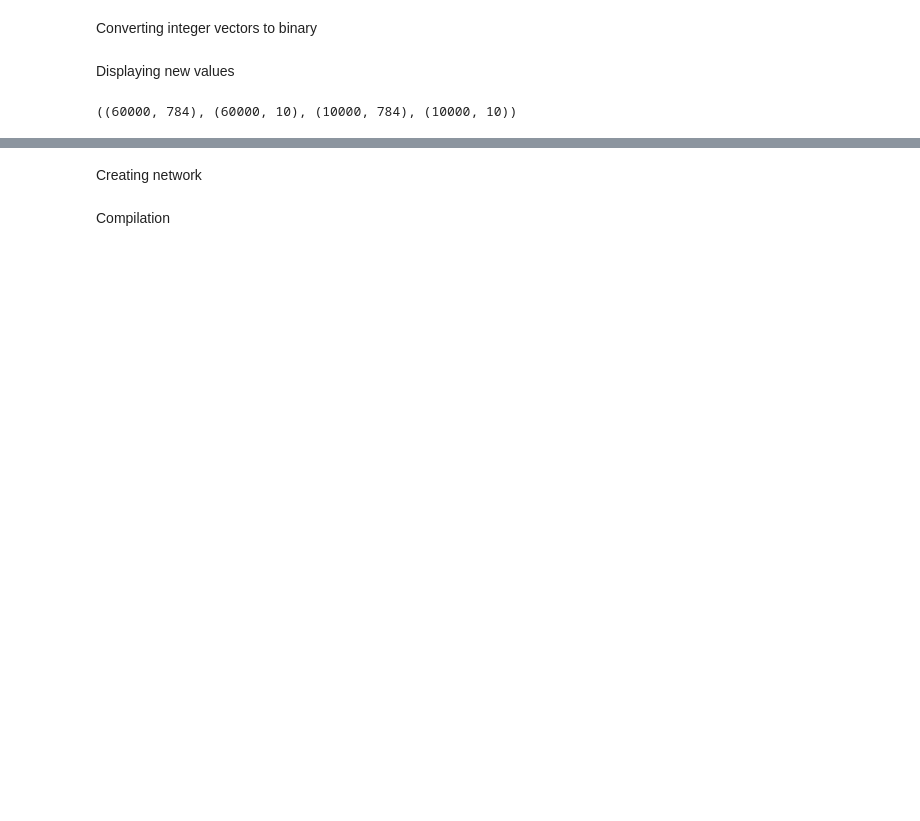
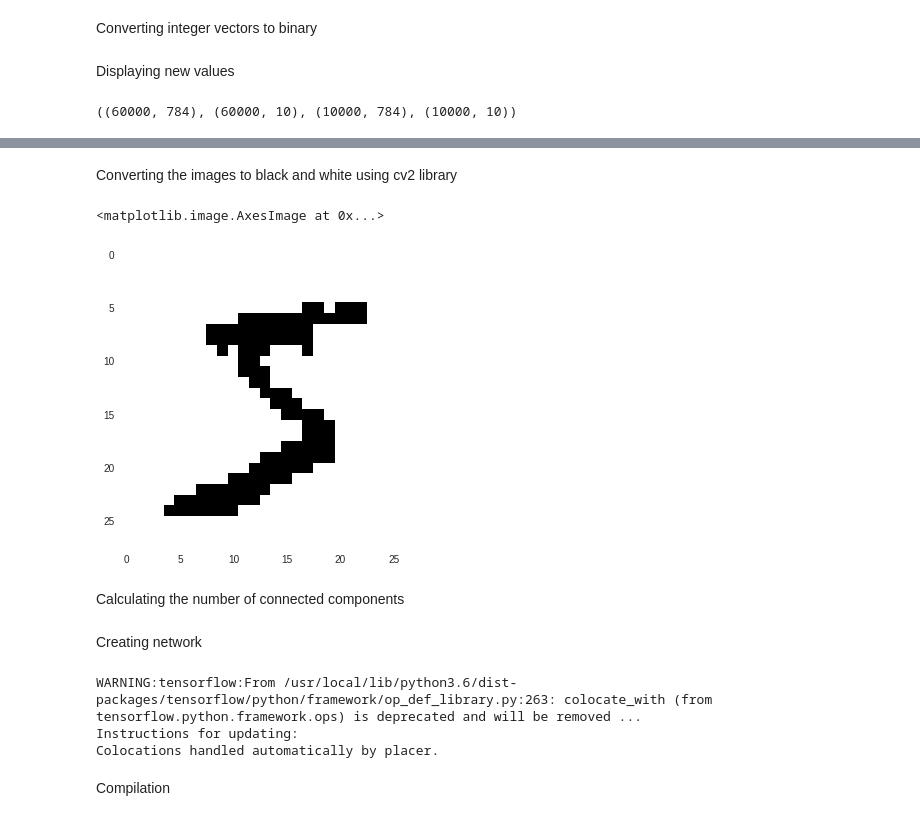
Before and after one commit to gsc16/MachineLearning, a Jupyter notebook: hw1q5.ipynb, the cells around one changed output, grey strips where cells are left out. Saved outputs shown, nothing was run; the diff lists cells and outputs as text; code cells hidden in the pictures; blank space fills up the shorter version.

```diff
--- a/hw1q5.ipynb
+++ b/hw1q5.ipynb
@@ -54,11 +52,0 @@ Adding the extra feature for the number of white regions
-# %%
-regions = 1
-for i in range(train_images_new.shape[0]):
-  if train_labels_original[i] == (1 or 2 or 3 or 5 or 7):
-    regions = 1
-  if train_labels_original[i] == (0 or 4 or 6 or 9):
-    regions = 2
-  if train_labels_original[i] == 8:
-    regions = 3
-  feature = np.round(regions/6,2)
-  np.append(train_images_new[i], feature)
@@ -68,0 +61,18 @@ train_images_new.shape
+# %% [markdown]
+Converting the images to black and white using cv2 library
+# %%
+# Converting images to black and white
+threshold = 127
+for i in range(len(train_images_original)):
+    train_images_original[i] = cv2.threshold(train_images_original[i], threshold, 255, cv2.THRESH_BINARY)[1]
+
+for i in range(len(test_images_original)):
+    test_images_original[i] = cv2.threshold(test_images_original[i], threshold, 255, cv2.THRESH_BINARY)[1]
+
+plt.grid(None)
+plt.imshow(train_images_original[0])
+# %% [output]
+<matplotlib.image.AxesImage at 0x...>
+[figure, added]
+# %% [markdown]
+Calculating the number of connected components
@@ -74,3 +98,21 @@ network.add(layers.Dense(10, activation='softmax'))
+# %%
+# Input layer for the images
+input_shape =Input((28*28,))
+
+# New layer to append the feature of white regions
+conn_feature =Input((1,))
+
+image_vector = Dense(64, activation='sigmoid')(input_shape)
+
+# concatenating new features and output of first dense layer
+network  = keras.layers.add([image_vector, conn_feature])
+network  = Dense(10, activation='softmax')(network)
+
+network  = Model([input_shape, conn_feature],network)
+# %% [output]
+WARNING:tensorflow:From /usr/local/lib/python3.6/dist-packages/tensorflow/python/framework/op_def_library.py:263: colocate_with (from tensorflow.python.framework.ops) is deprecated and will be removed ...
+Instructions for updating:
+Colocations handled automatically by placer.
 # %% [markdown]
 Compilation
 # %%
```
Also changed, not shown: parts of 13 cells of this notebook.
